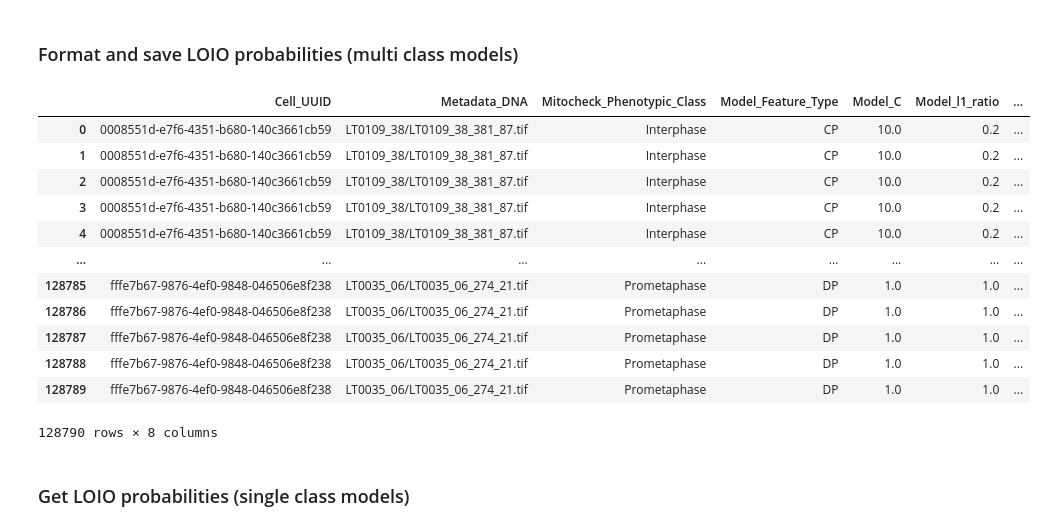
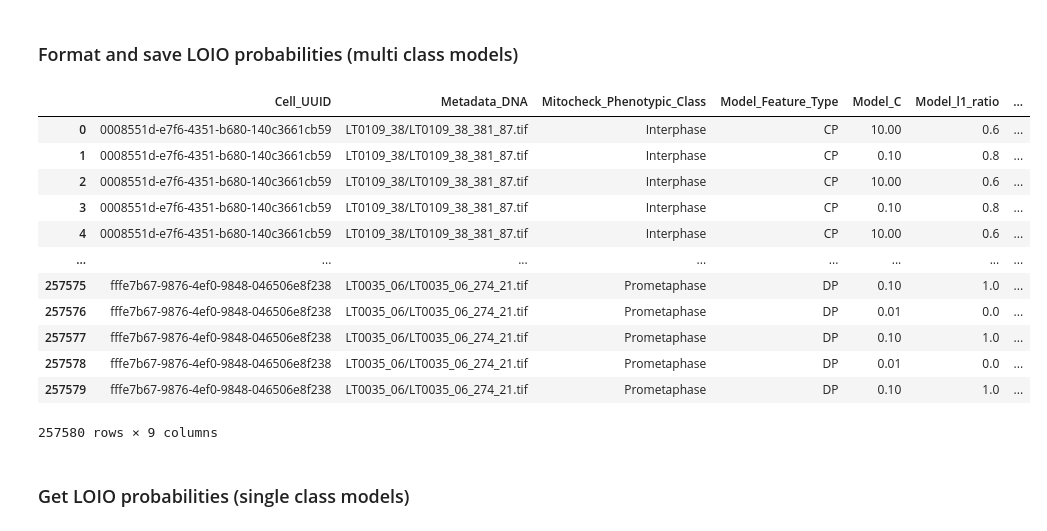
Before and after one commit to WayScience/phenotypic_profiling, a Jupyter notebook: 3.evaluate_model/get_LOIO_probabilities.ipynb, the cells around one changed output. Drawn from its saved outputs; the diff is of its cells as text; code cells hidden in the pictures.

```diff
--- a/3.evaluate_model/get_LOIO_probabilities.ipynb
+++ b/3.evaluate_model/get_LOIO_probabilities.ipynb
@@ -45,3 +50,7 @@ print(f"There are {num_images} images to perform LOIO evaluation on per model.")
 There are 270 images to perform LOIO evaluation on per model.
 # %% [markdown]
 ### Get LOIO probabilities (multi class models)
+# %%
+# specify parameters to tune for
+parameters = {"C": np.logspace(-2, 2, 5), "l1_ratio": np.linspace(0, 1, 6)}
+parameters
@@ -133,46 +179,46 @@ Performing LOIO for feature type DP with parameters C: 1.0, l1_ratio: 1.0
 compiled_LOIO_wide_data = pd.concat(compiled_LOIO_wide_data).reset_index(drop=True)
 
 # convert wide data to tidy long data and sort by Cell_UUID, Model_Feature_Type, and Model_Phenotypic_Class for pretty formatting
 compiled_LOIO_tidy_long_data = (
     pd.melt(
         compiled_LOIO_wide_data,
         id_vars=metadata_dataframe.columns,
         value_vars=probas_dataframe.columns,
         var_name="Model_Phenotypic_Class",
         value_name="Predicted_Probability",
     )
     .sort_values(["Model_Feature_Type", "Cell_UUID", "Model_Phenotypic_Class"])
     .reset_index(drop=True)
 )
 
 # specify results directory
 LOIO_probas_dir = pathlib.Path("evaluations/LOIO_probas/")
 LOIO_probas_dir.mkdir(parents=True, exist_ok=True)
 
 # define save path
 compiled_LOIO_save_path = pathlib.Path(
-    f"{LOIO_probas_dir}/compiled_LOIO_probabilites.tsv"
+    f"{LOIO_probas_dir}/compiled_LOIO_probabilites_withshuffled.tsv"
 )
 
 # save data as tsv
 compiled_LOIO_tidy_long_data.to_csv(compiled_LOIO_save_path, sep="\t")
 
 # preview tidy long data
 compiled_LOIO_tidy_long_data
 # %% [output]
 |  | Cell_UUID | Metadata_DNA | Mitocheck_Phenotypic_Class | Model_Feature_Type | Model_C | Model_l1_ratio | ... |
-| 0 | 0008551d-e7f6-4351-b680-140c3661cb59 | LT0109_38/LT0109_38_381_87.tif | Interphase | CP | 10.0 | 0.2 | ... |
-| 1 | 0008551d-e7f6-4351-b680-140c3661cb59 | LT0109_38/LT0109_38_381_87.tif | Interphase | CP | 10.0 | 0.2 | ... |
-| 2 | 0008551d-e7f6-4351-b680-140c3661cb59 | LT0109_38/LT0109_38_381_87.tif | Interphase | CP | 10.0 | 0.2 | ... |
-| 3 | 0008551d-e7f6-4351-b680-140c3661cb59 | LT0109_38/LT0109_38_381_87.tif | Interphase | CP | 10.0 | 0.2 | ... |
-| 4 | 0008551d-e7f6-4351-b680-140c3661cb59 | LT0109_38/LT0109_38_381_87.tif | Interphase | CP | 10.0 | 0.2 | ... |
+| 0 | 0008551d-e7f6-4351-b680-140c3661cb59 | LT0109_38/LT0109_38_381_87.tif | Interphase | CP | 10.00 | 0.6 | ... |
+| 1 | 0008551d-e7f6-4351-b680-140c3661cb59 | LT0109_38/LT0109_38_381_87.tif | Interphase | CP | 0.10 | 0.8 | ... |
+| 2 | 0008551d-e7f6-4351-b680-140c3661cb59 | LT0109_38/LT0109_38_381_87.tif | Interphase | CP | 10.00 | 0.6 | ... |
+| 3 | 0008551d-e7f6-4351-b680-140c3661cb59 | LT0109_38/LT0109_38_381_87.tif | Interphase | CP | 0.10 | 0.8 | ... |
+| 4 | 0008551d-e7f6-4351-b680-140c3661cb59 | LT0109_38/LT0109_38_381_87.tif | Interphase | CP | 10.00 | 0.6 | ... |
 | ... | ... | ... | ... | ... | ... | ... | ... |
-| 128785 | fffe7b67-9876-4ef0-9848-046506e8f238 | LT0035_06/LT0035_06_274_21.tif | Prometaphase | DP | 1.0 | 1.0 | ... |
-| 128786 | fffe7b67-9876-4ef0-9848-046506e8f238 | LT0035_06/LT0035_06_274_21.tif | Prometaphase | DP | 1.0 | 1.0 | ... |
-| 128787 | fffe7b67-9876-4ef0-9848-046506e8f238 | LT0035_06/LT0035_06_274_21.tif | Prometaphase | DP | 1.0 | 1.0 | ... |
-| 128788 | fffe7b67-9876-4ef0-9848-046506e8f238 | LT0035_06/LT0035_06_274_21.tif | Prometaphase | DP | 1.0 | 1.0 | ... |
-| 128789 | fffe7b67-9876-4ef0-9848-046506e8f238 | LT0035_06/LT0035_06_274_21.tif | Prometaphase | DP | 1.0 | 1.0 | ... |
+| 257575 | fffe7b67-9876-4ef0-9848-046506e8f238 | LT0035_06/LT0035_06_274_21.tif | Prometaphase | DP | 0.10 | 1.0 | ... |
+| 257576 | fffe7b67-9876-4ef0-9848-046506e8f238 | LT0035_06/LT0035_06_274_21.tif | Prometaphase | DP | 0.01 | 0.0 | ... |
+| 257577 | fffe7b67-9876-4ef0-9848-046506e8f238 | LT0035_06/LT0035_06_274_21.tif | Prometaphase | DP | 0.10 | 1.0 | ... |
+| 257578 | fffe7b67-9876-4ef0-9848-046506e8f238 | LT0035_06/LT0035_06_274_21.tif | Prometaphase | DP | 0.01 | 0.0 | ... |
+| 257579 | fffe7b67-9876-4ef0-9848-046506e8f238 | LT0035_06/LT0035_06_274_21.tif | Prometaphase | DP | 0.10 | 1.0 | ... |
-128790 rows × 8 columns
+257580 rows × 9 columns
 # %% [markdown]
 ### Get LOIO probabilities (single class models)
 # %%
```
Also changed, not shown: parts of 3 cells of this notebook, 13 other files.
